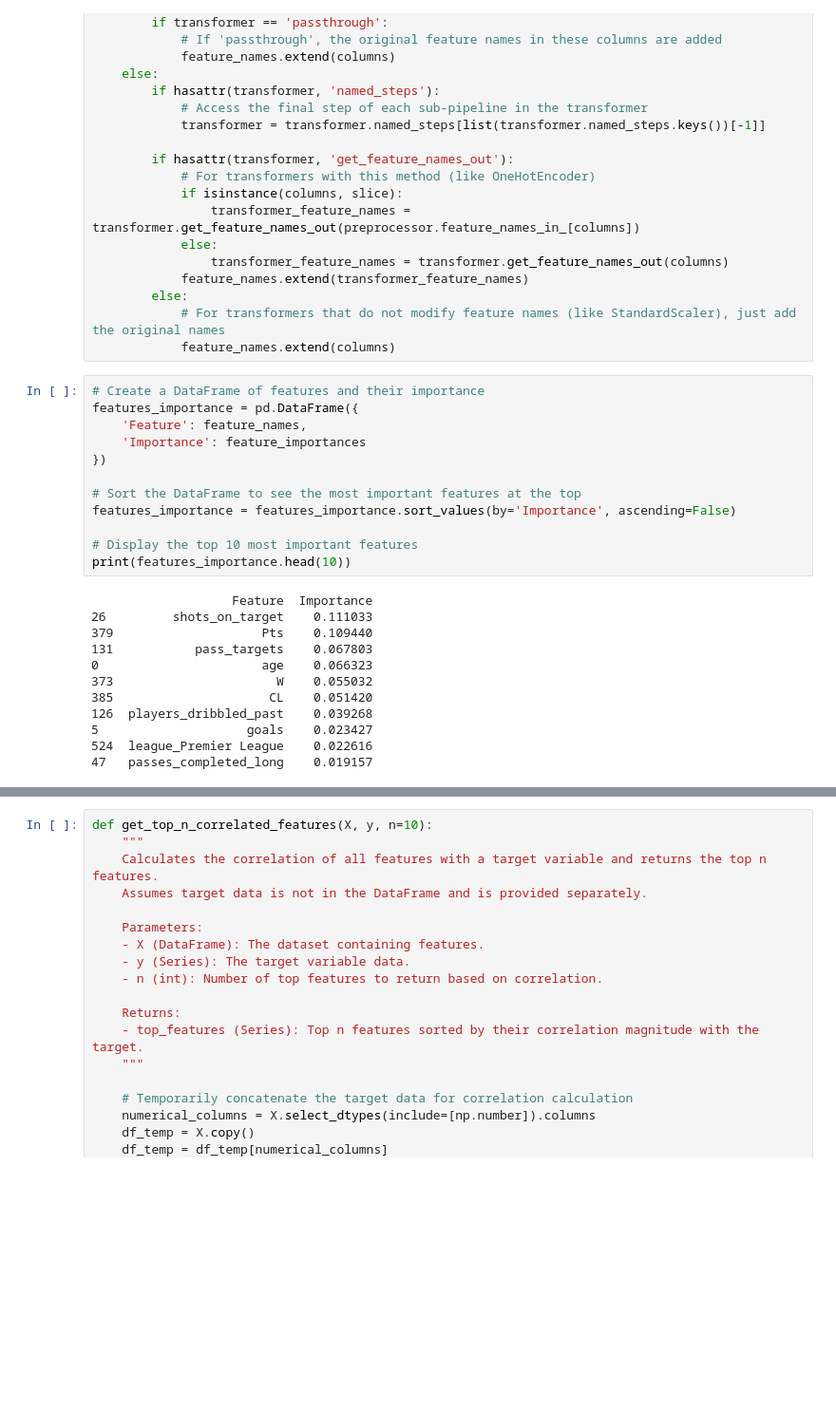
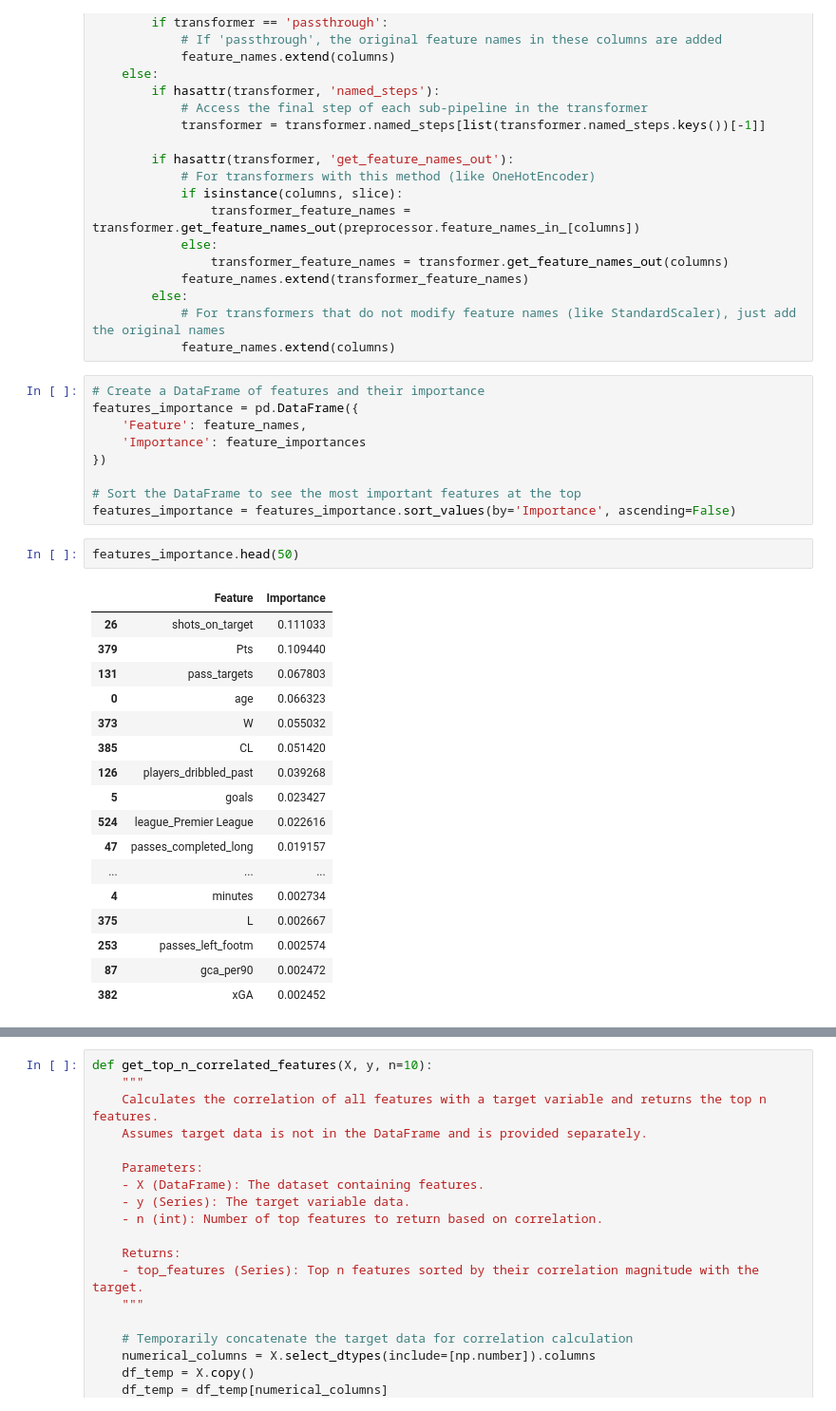
Before and after one commit to samke01/hsaalen-datamining, a Jupyter notebook: Regression/Regression_Modelling_Optimized.ipynb, the cells around one changed output, grey strips where cells are left out. Shown at 95% size. Saved outputs shown, nothing was run; the diff lists cells and outputs as text; blank space fills up the shorter version.

```diff
--- a/Regression/Regression_Modelling_Optimized.ipynb
+++ b/Regression/Regression_Modelling_Optimized.ipynb
@@ -446,19 +436,24 @@ features_importance = pd.DataFrame({
 
 # Sort the DataFrame to see the most important features at the top
 features_importance = features_importance.sort_values(by='Importance', ascending=False)
-
-# Display the top 10 most important features
-print(features_importance.head(10))
-# %% [output]
-                   Feature  Importance
-26         shots_on_target    0.111033
-379                    Pts    0.109440
-131           pass_targets    0.067803
-0                      age    0.066323
-373                      W    0.055032
-385                     CL    0.051420
-126  players_dribbled_past    0.039268
-5                    goals    0.023427
-524  league_Premier League    0.022616
-47   passes_completed_long    0.019157
+# %%
+features_importance.head(50)
+# %% [output]
+|  | Feature | Importance |
+| 26 | shots_on_target | 0.111033 |
+| 379 | Pts | 0.109440 |
+| 131 | pass_targets | 0.067803 |
+| 0 | age | 0.066323 |
+| 373 | W | 0.055032 |
+| 385 | CL | 0.051420 |
+| 126 | players_dribbled_past | 0.039268 |
+| 5 | goals | 0.023427 |
+| 524 | league_Premier League | 0.022616 |
+| 47 | passes_completed_long | 0.019157 |
+| ... | ... | ... |
+| 4 | minutes | 0.002734 |
+| 375 | L | 0.002667 |
+| 253 | passes_left_footm | 0.002574 |
+| 87 | gca_per90 | 0.002472 |
+| 382 | xGA | 0.002452 |
 # %%
```
Also changed, not shown: parts of 26 cells of this notebook, 12 other files.
